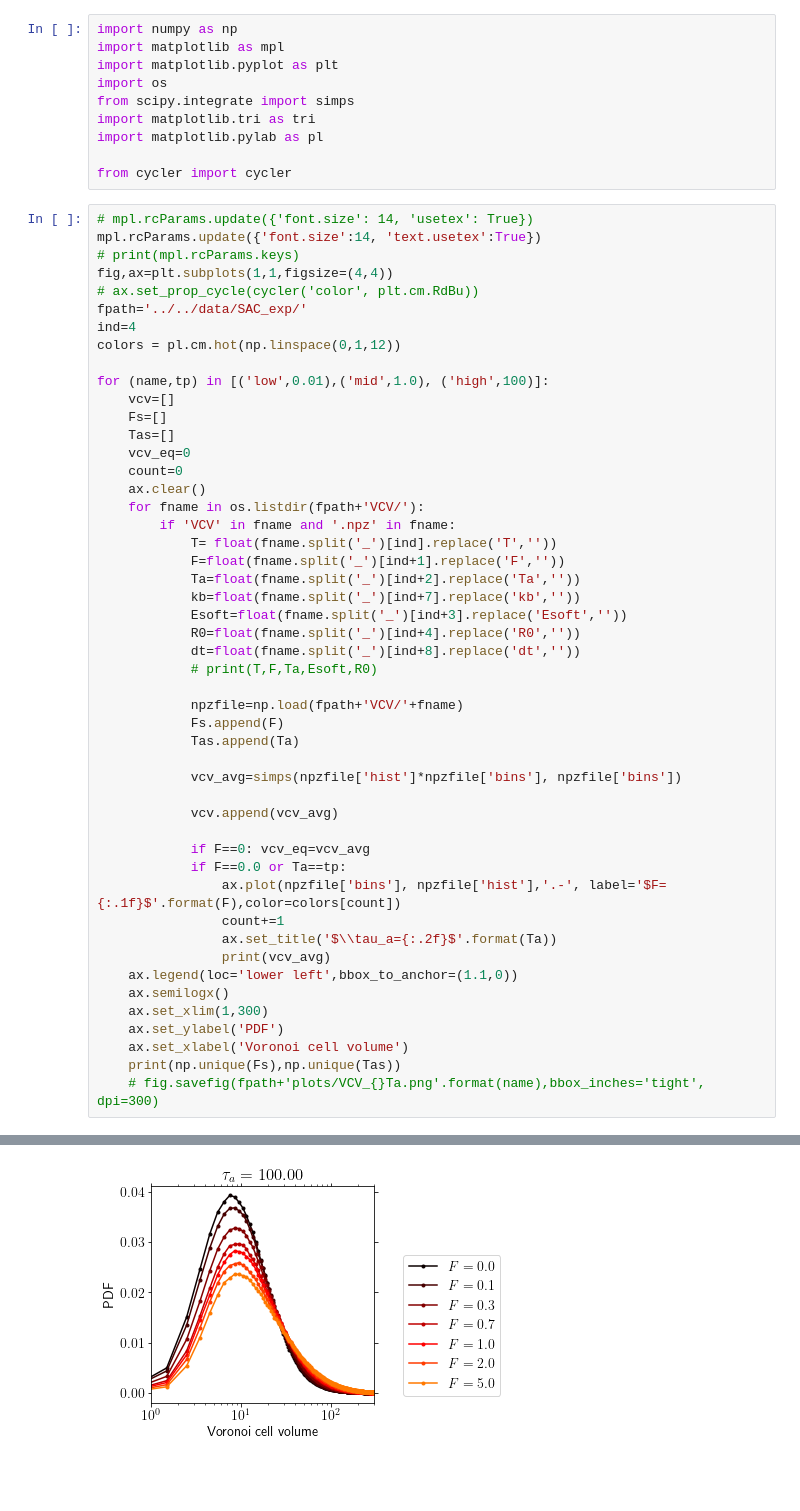
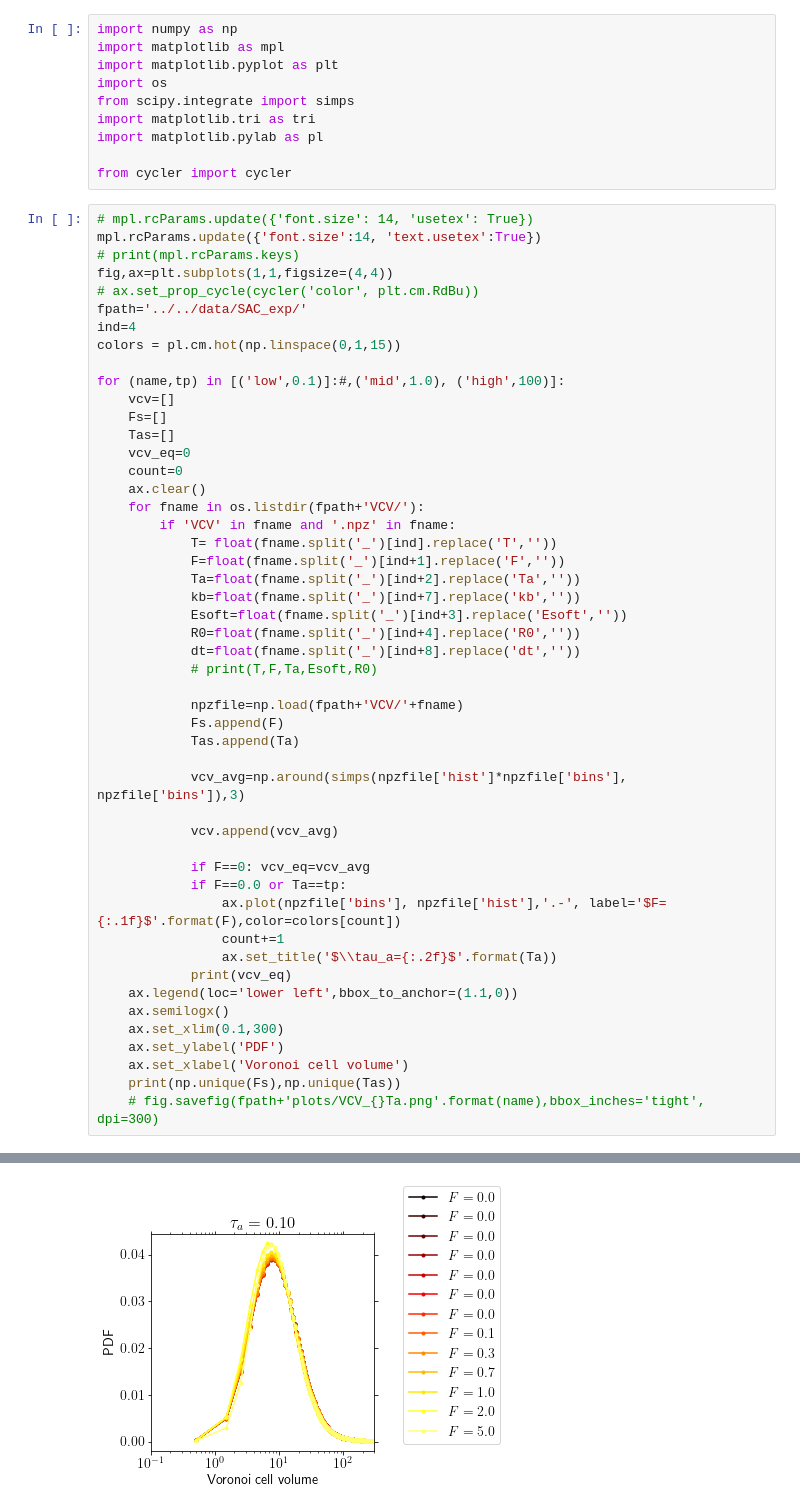
Before and after one commit to s-brahmachari/Active-noise-simulations, a Jupyter notebook: analysis_codes/plot_IPD.ipynb, the cells around one changed output, grey strips where cells are left out. Drawn from its saved outputs; the diff is of its cells as text; blank space fills up the shorter version.

```diff
--- a/analysis_codes/plot_IPD.ipynb
+++ b/analysis_codes/plot_IPD.ipynb
@@ -16,9 +16,9 @@ fig,ax=plt.subplots(1,1,figsize=(4,4))
 # ax.set_prop_cycle(cycler('color', plt.cm.RdBu))
 fpath='../../data/SAC_exp/'
 ind=4
-colors = pl.cm.hot(np.linspace(0,1,12))
+colors = pl.cm.hot(np.linspace(0,1,15))
 
-for (name,tp) in [('low',0.01),('mid',1.0), ('high',100)]:
+for (name,tp) in [('low',0.1)]:#,('mid',1.0), ('high',100)]:
     vcv=[]
     Fs=[]
     Tas=[]
@@ -40,7 +40,7 @@ for (name,tp) in [('low',0.01),('mid',1.0), ('high',100)]:
             Fs.append(F)
             Tas.append(Ta)
 
-            vcv_avg=simps(npzfile['hist']*npzfile['bins'], npzfile['bins'])
+            vcv_avg=np.around(simps(npzfile['hist']*npzfile['bins'], npzfile['bins']),3)
 
             vcv.append(vcv_avg)
 
@@ -49,10 +49,10 @@ for (name,tp) in [('low',0.01),('mid',1.0), ('high',100)]:
                 ax.plot(npzfile['bins'], npzfile['hist'],'.-', label='$F={:.1f}$'.format(F),color=colors[count])
                 count+=1
                 ax.set_title('$\\tau_a={:.2f}$'.format(Ta))
-                print(vcv_avg)
+            print(vcv_eq)
     ax.legend(loc='lower left',bbox_to_anchor=(1.1,0))
     ax.semilogx()
-    ax.set_xlim(1,300)
+    ax.set_xlim(0.1,300)
     ax.set_ylabel('PDF')
     ax.set_xlabel('Voronoi cell volume')
     print(np.unique(Fs),np.unique(Tas))
@@ -78,3 +78,3 @@ for (name,tp) in [('low',0.01),('mid',1.0), ('high',100)]:
-[figure, old version]
+[figure, new version]
 # %%
 ax.clear()
```
Also changed, not shown: parts of 3 cells of this notebook, 2 other files.
